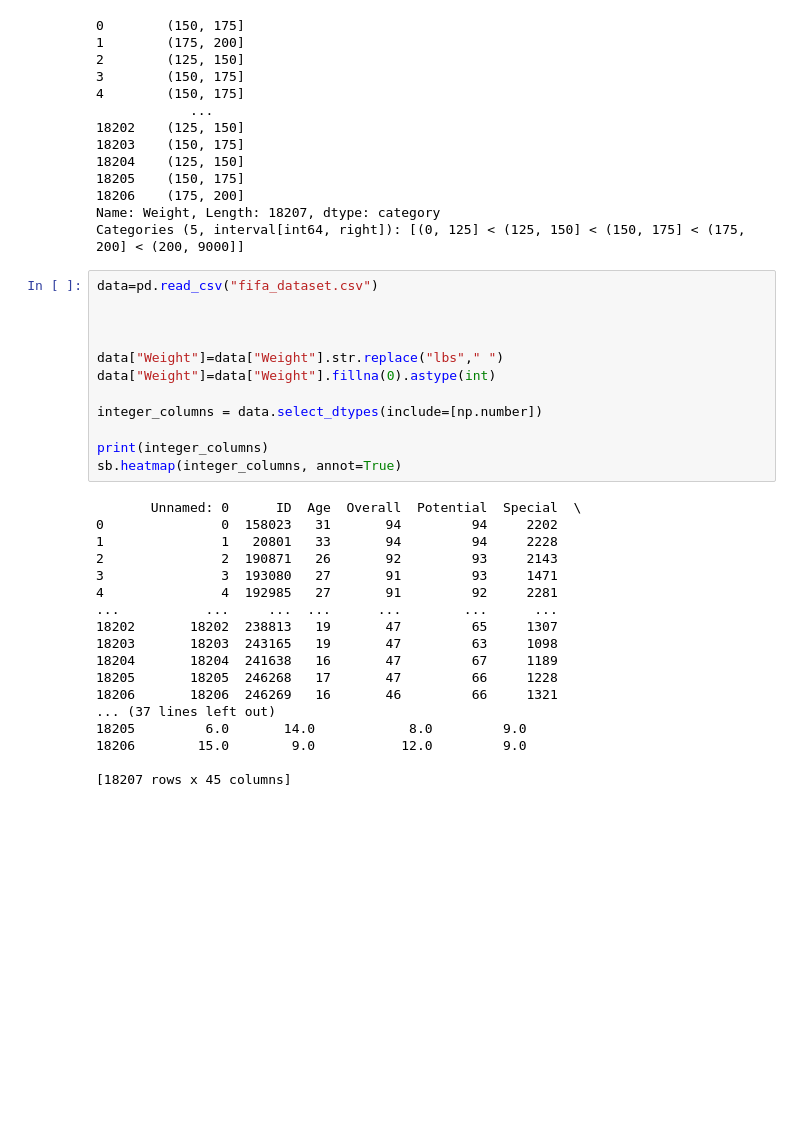
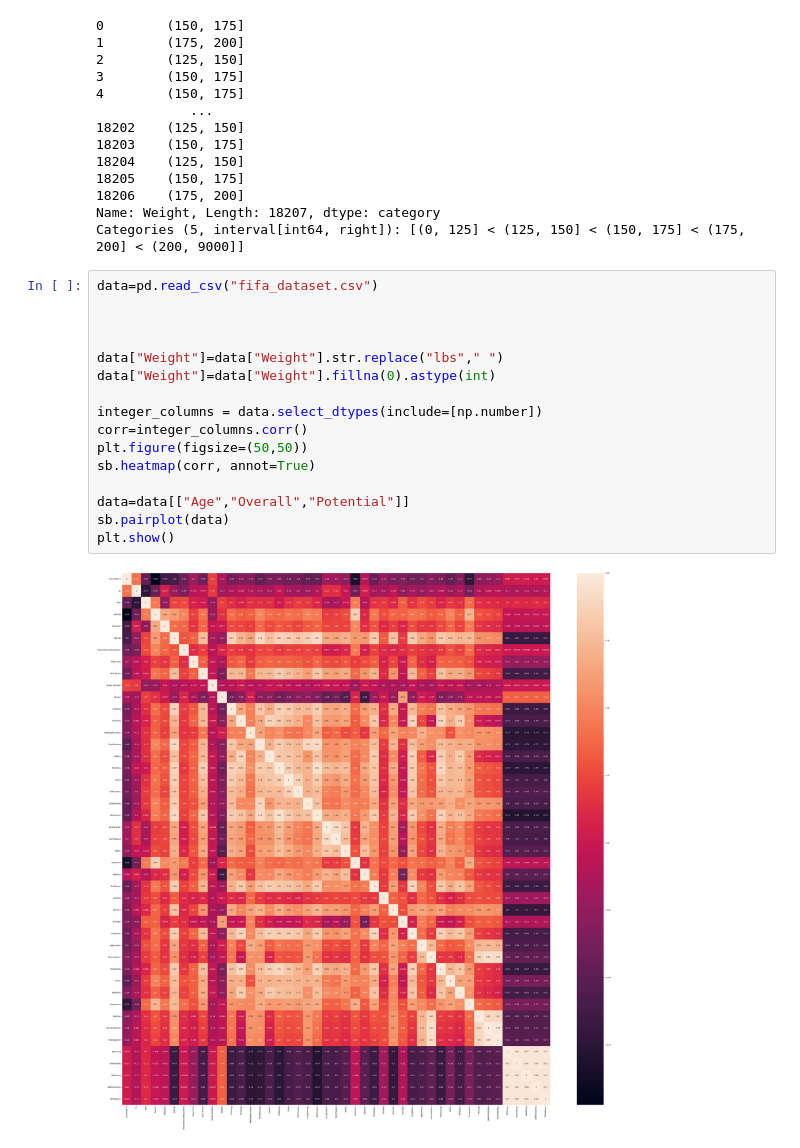
Before and after one commit to AliMukhtar081/python-learning, a Jupyter notebook: lab/visulization/practice.ipynb, the cells around one changed output. Cells and saved outputs as stored; diff of their text form; blank space fills up the shorter version.

Commit message:
Exploratory data anlysis done

```diff
--- a/lab/visulization/practice.ipynb
+++ b/lab/visulization/practice.ipynb
@@ -72,30 +72,18 @@ Categories (5, interval[int64, right]): [(0, 125] < (125, 150] < (150, 175] < (1
 # %%
 data=pd.read_csv("fifa_dataset.csv")
 
 
 
 data["Weight"]=data["Weight"].str.replace("lbs"," ")
 data["Weight"]=data["Weight"].fillna(0).astype(int)
 
 integer_columns = data.select_dtypes(include=[np.number])
+corr=integer_columns.corr()
+plt.figure(figsize=(50,50))
+sb.heatmap(corr, annot=True)
 
-print(integer_columns)
-sb.heatmap(integer_columns, annot=True)
+data=data[["Age","Overall","Potential"]]
+sb.pairplot(data)
+plt.show()
 # %% [output]
-       Unnamed: 0      ID  Age  Overall  Potential  Special  \
-0               0  158023   31       94         94     2202
-1               1   20801   33       94         94     2228
-2               2  190871   26       92         93     2143
-3               3  193080   27       91         93     1471
-4               4  192985   27       91         92     2281
-...           ...     ...  ...      ...        ...      ...
-18202       18202  238813   19       47         65     1307
-18203       18203  243165   19       47         63     1098
-18204       18204  241638   16       47         67     1189
-18205       18205  246268   17       47         66     1228
-18206       18206  246269   16       46         66     1321
-... (37 lines left out)
-18205         6.0       14.0            8.0         9.0
-18206        15.0        9.0           12.0         9.0
-
-[18207 rows x 45 columns]
+[figure, added]
```
Also changed, not shown: parts of 2 cells of this notebook, 1 other file.
